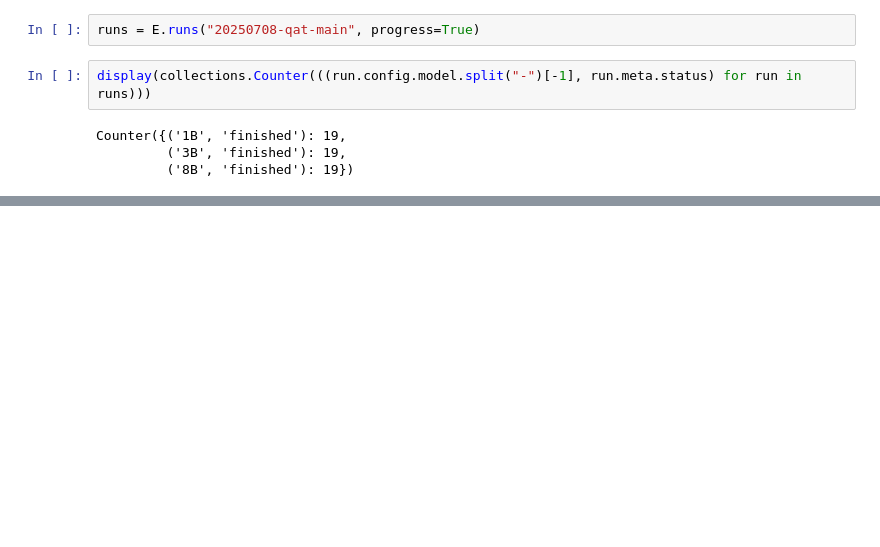
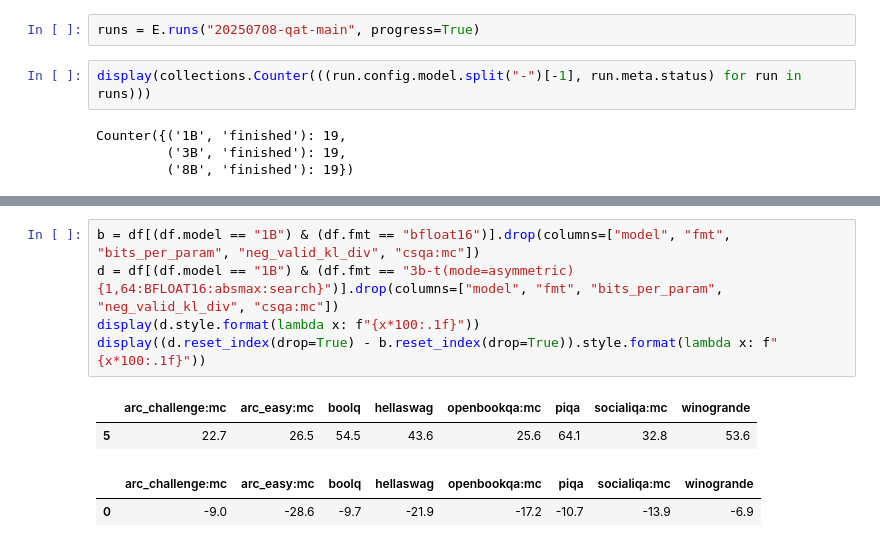
Before and after one commit to graphcore-research/optimal-weight-formats, a Jupyter notebook: 0708-QatMain.ipynb, the cells around one changed output, grey strips where cells are left out. Drawn from its saved outputs; the diff is of its cells as text; blank space fills up the shorter version.

```diff
--- a/0708-QatMain.ipynb
+++ b/0708-QatMain.ipynb
@@ -104,0 +105,10 @@ for model, d in df.groupby("model"):
+# %%
+b = df[(df.model == "1B") & (df.fmt == "bfloat16")].drop(columns=["model", "fmt", "bits_per_param", "neg_valid_kl_div", "csqa:mc"])
+d = df[(df.model == "1B") & (df.fmt == "3b-t(mode=asymmetric){1,64:BFLOAT16:absmax:search}")].drop(columns=["model", "fmt", "bits_per_param", "neg_valid_kl_div", "csqa:mc"])
+display(d.style.format(lambda x: f"{x*100:.1f}"))
+display((d.reset_index(drop=True) - b.reset_index(drop=True)).style.format(lambda x: f"{x*100:.1f}"))
+# %% [output]
+|  | arc_challenge:mc | arc_easy:mc | boolq | hellaswag | openbookqa:mc | piqa | socialiqa:mc | winogrande |
+| 5 | 22.7 | 26.5 | 54.5 | 43.6 | 25.6 | 64.1 | 32.8 | 53.6 |
+|  | arc_challenge:mc | arc_easy:mc | boolq | hellaswag | openbookqa:mc | piqa | socialiqa:mc | winogrande |
+| 0 | -9.0 | -28.6 | -9.7 | -21.9 | -17.2 | -10.7 | -13.9 | -6.9 |
```
Also changed, not shown: parts of 2 cells of this notebook, 1 other file.
